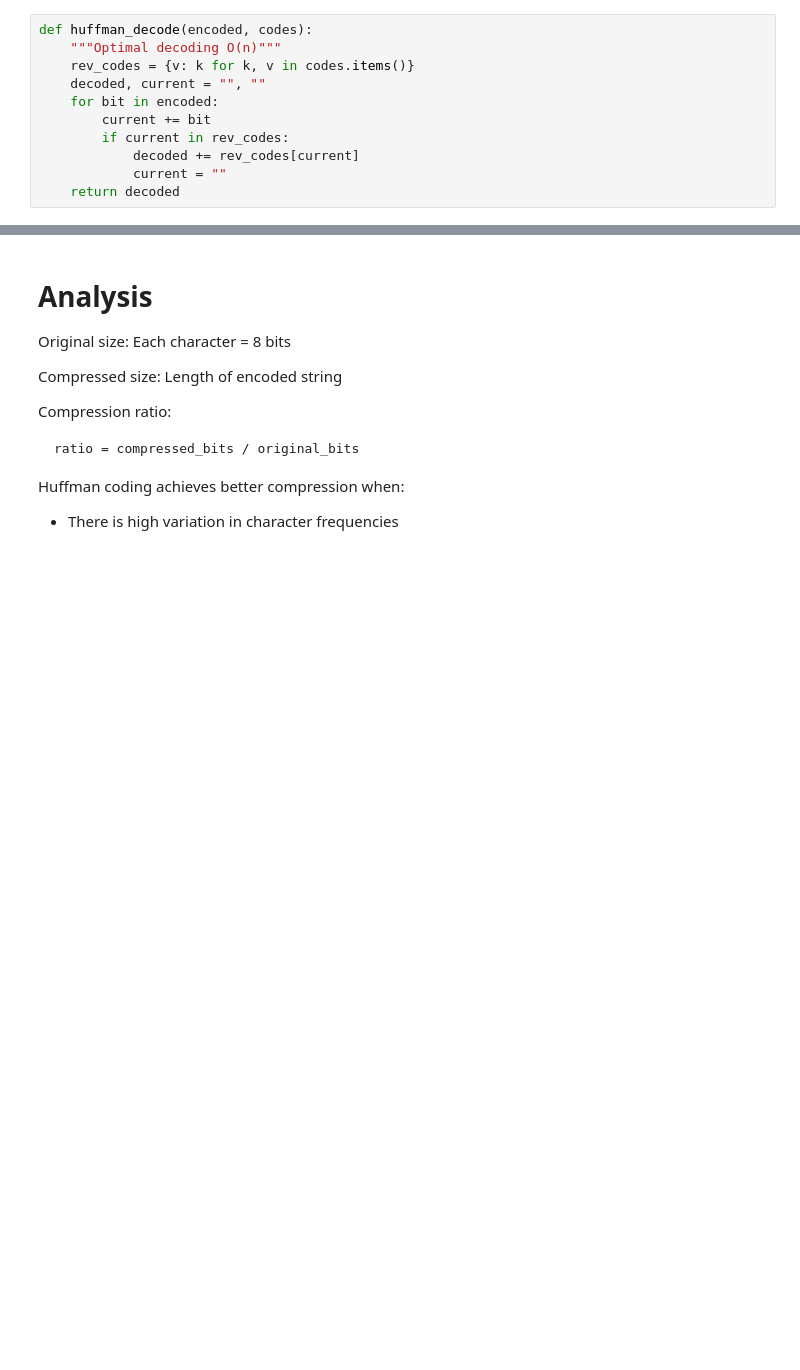
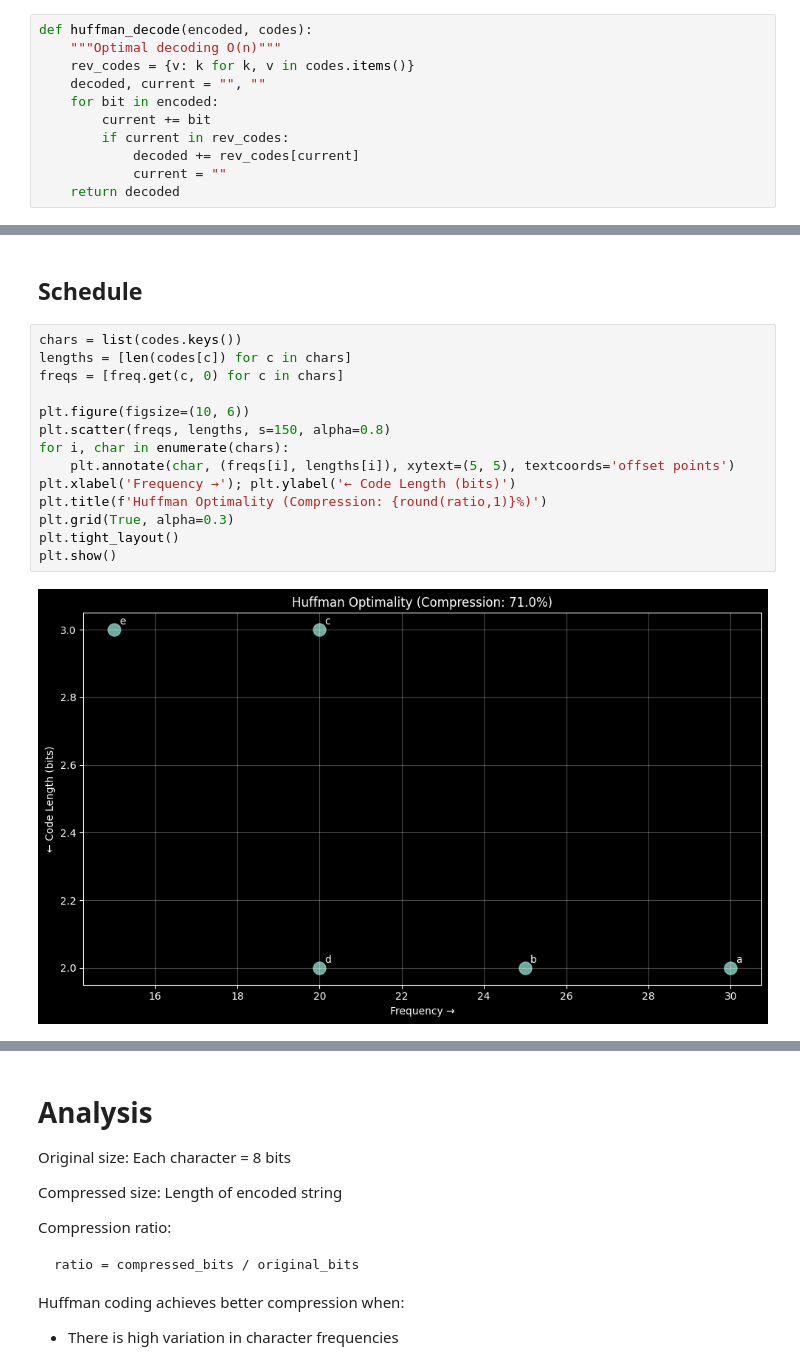
Before and after one commit to Emiliyan88/Huffman_Compression_Algorithm, a Jupyter notebook: Huffman_Compression_Algorithm.ipynb, the cells around one changed output, grey strips where cells are left out. Saved outputs shown, nothing was run; the diff lists cells and outputs as text; blank space fills up the shorter version.

```diff
--- a/Huffman_Compression_Algorithm.ipynb
+++ b/Huffman_Compression_Algorithm.ipynb
@@ -174,0 +204,18 @@ Optimal codes: {'d': '00', 'b': '01', 'a': '10', 'e': '110', 'c': '111'}
+# %% [markdown]
+## Schedule
+# %%
+chars = list(codes.keys())
+lengths = [len(codes[c]) for c in chars]
+freqs = [freq.get(c, 0) for c in chars]
+
+plt.figure(figsize=(10, 6))
+plt.scatter(freqs, lengths, s=150, alpha=0.8)
+for i, char in enumerate(chars):
+    plt.annotate(char, (freqs[i], lengths[i]), xytext=(5, 5), textcoords='offset points')
+plt.xlabel('Frequency →'); plt.ylabel('← Code Length (bits)')
+plt.title(f'Huffman Optimality (Compression: {round(ratio,1)}%)')
+plt.grid(True, alpha=0.3)
+plt.tight_layout()
+plt.show()
+# %% [output]
+[figure, added]
```
Also changed, not shown: parts of 9 cells of this notebook, 1 other file.
